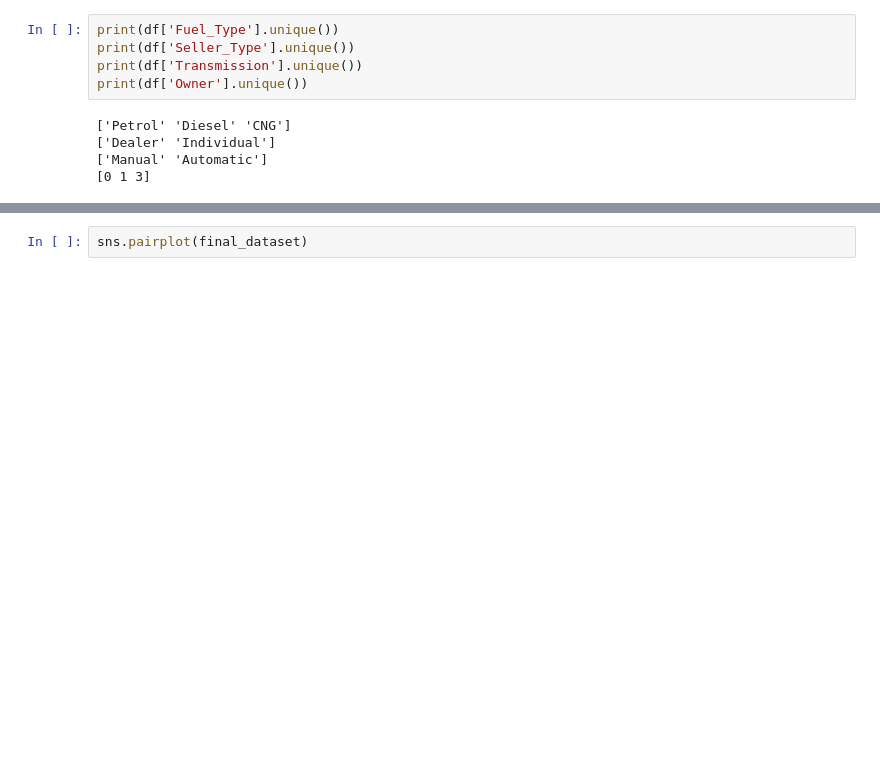
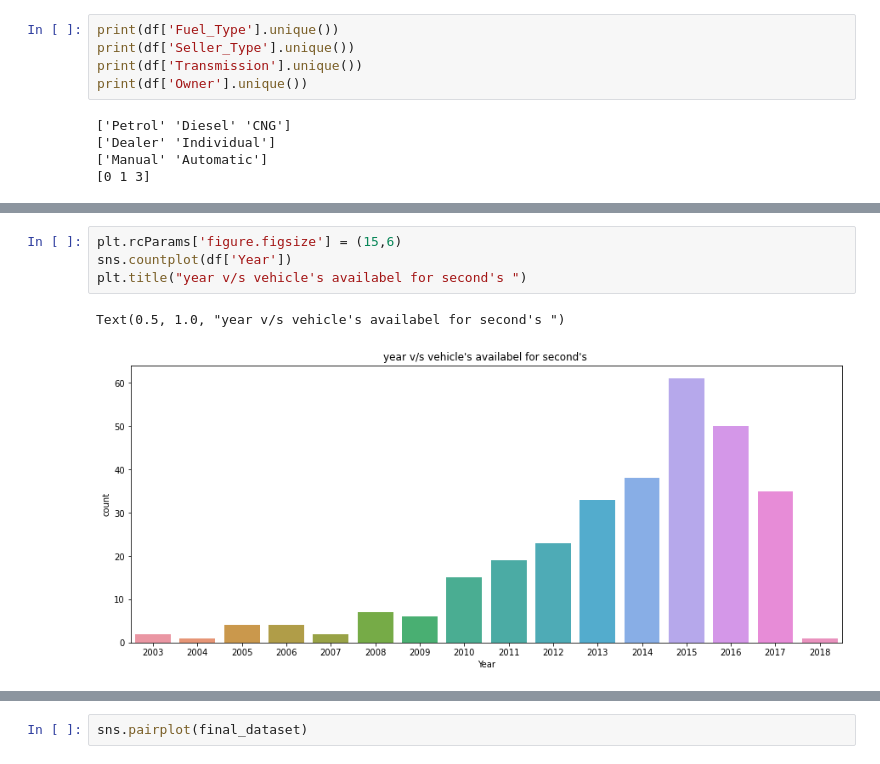
Before and after one commit to debasish-dutta/car-price-prediction, a Jupyter notebook: Used-car-sale-price-prediction.ipynb, the cells around one changed output, grey strips where cells are left out. Saved outputs shown, nothing was run; the diff lists cells and outputs as text; blank space fills up the shorter version.

```diff
--- a/Used-car-sale-price-prediction.ipynb
+++ b/Used-car-sale-price-prediction.ipynb
@@ -56,3 +56,10 @@ df.describecribe()
 | 50% | 2014.000000 | 3.600000 | 6.400000 | 32000.000000 | 0.000000 |
 | 75% | 2016.000000 | 6.000000 | 9.900000 | 48767.000000 | 0.000000 |
 | max | 2018.000000 | 35.000000 | 92.600000 | 500000.000000 | 3.000000 |
+# %%
+plt.rcParams['figure.figsize'] = (15,6)
+sns.countplot(df['Year'])
+plt.title("year v/s vehicle's availabel for second's ")
+# %% [output]
+Text(0.5, 1.0, "year v/s vehicle's availabel for second's ")
+[figure, added]
```
Also changed, not shown: parts of 3 cells of this notebook.
